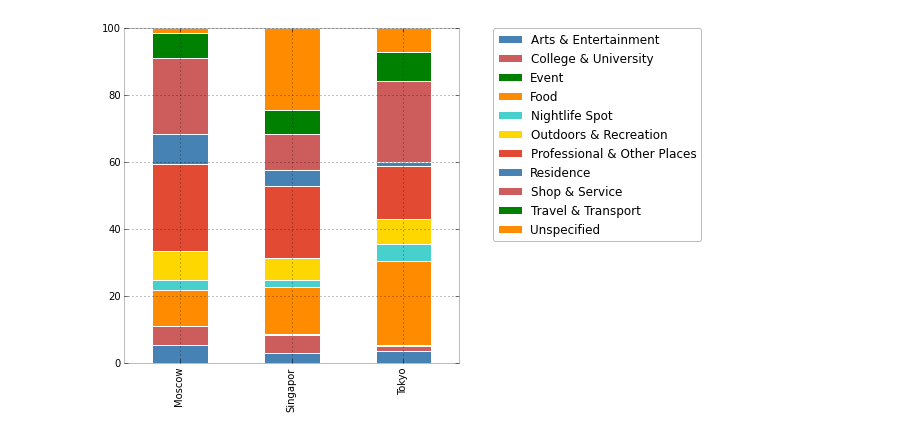
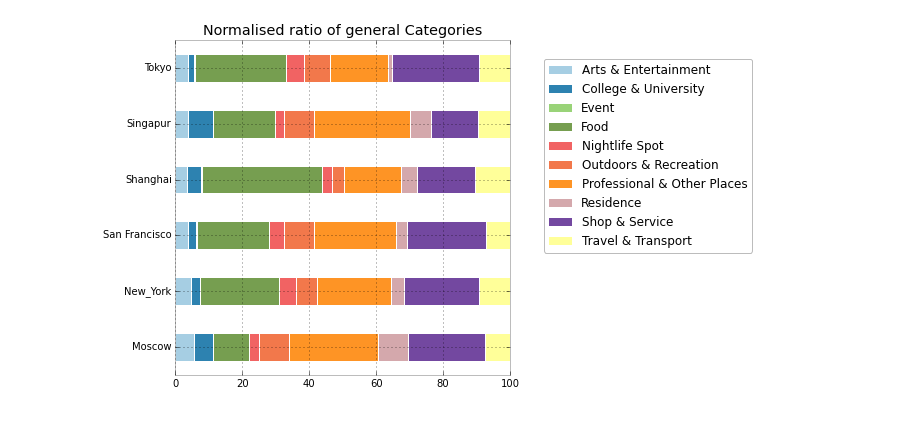
Before and after one commit to Elixeus/ads_project_shared_code, a Jupyter notebook: 4sq_Exploratory.ipynb, the cells around one changed output. Drawn from its saved outputs; the diff is of its cells as text; code cells hidden in the pictures.

```diff
--- a/4sq_Exploratory.ipynb
+++ b/4sq_Exploratory.ipynb
@@ -27,6 +21,36 @@ moscow = pd.read_csv(moscow_path, index_col=0, encoding='utf8')[cols]
+# %%
+### automatically gets all dataframes from 'finished_data' folder,
+### so you can add more files and run code withoit
+### any chage
+
+
+def getAllFinished(mypath):
+    cols = ['ID',
+            'category',
+            'checkIns',
+            'createdAt',
+            'description',
+            'genCategory',
+            'lat','lon',
+            'name',
+            'photoCount',
+            'price',
+            'query','rating',
+            'tags','tileID',
+            'time','tips',
+            'users','verified']
+
+    files = [ f for f in os.listdir(mypath) if (os.path.isfile(os.path.join(mypath,f)) and ('.csv' in f)) ]
+#     print files
+    return {k.replace('.csv',''):pd.read_csv(os.path.join(mypath,k))[cols] for k in files}
+# %%
+dfs = getAllFinished('/Users/casy/Dropbox/CUSP/project/Square_cities/data/finished_data/')
 # %%
 def getPercentage(df):
-    df['genCategory'].fillna('Unspecified', inplace=1)
+#     df['genCategory'].fillna('Unspecified', inplace=1)
+    df['genCategory'].replace('126',np.nan,inplace=1)
+    df = df[pd.notnull(df.genCategory)]
+
     x = 100.0*df.groupby('genCategory').size()/len(df)
 #     print len(df[pd.isnull(df.genCategory)])
 #     print x.sum()
@@ -39,0 +58,2 @@ partition = pd.DataFrame({'Tokyo':t,'Moscow':m,'Singapor':s}).T
+# %%
+pDF = pd.DataFrame( {k:getPercentage(v) for k,v in dfs.iteritems()})
@@ -40,6 +75,6 @@ partition = pd.DataFrame({'Tokyo':t,'Moscow':m,'Singapor':s}).T
 # %%
-partition.plot(kind='bar',stacked=1, figsize=(6,6));
+pDF.T.plot(kind='barh',stacked=1, figsize=(6,6), cmap=Paired_11.mpl_colormap,title='Normalised ratio of general Categories' );
 plt.legend(loc=(1.1,0.365))
 plt.savefig('img/cities_comparison.png')
 # %% [output]
-[figure, old version]
+[figure, new version]
```
Also changed, not shown: parts of 4 cells of this notebook, 1 other file.
